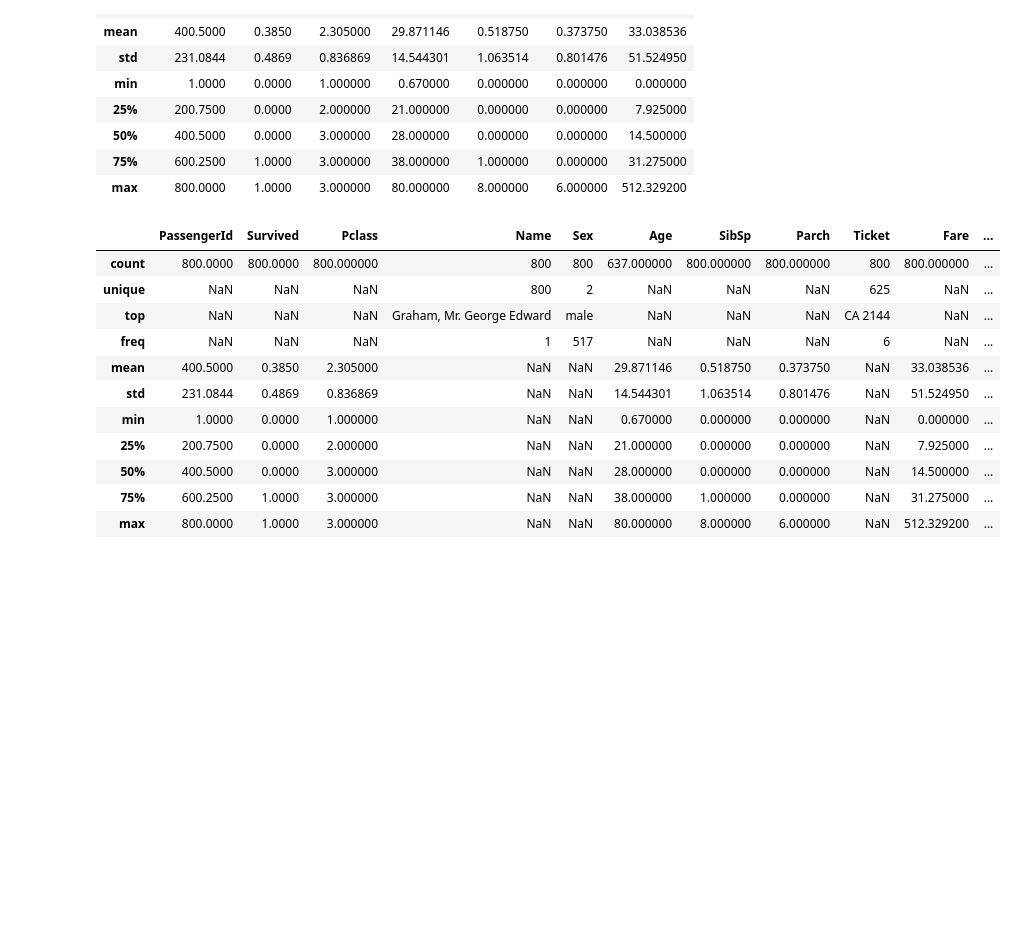
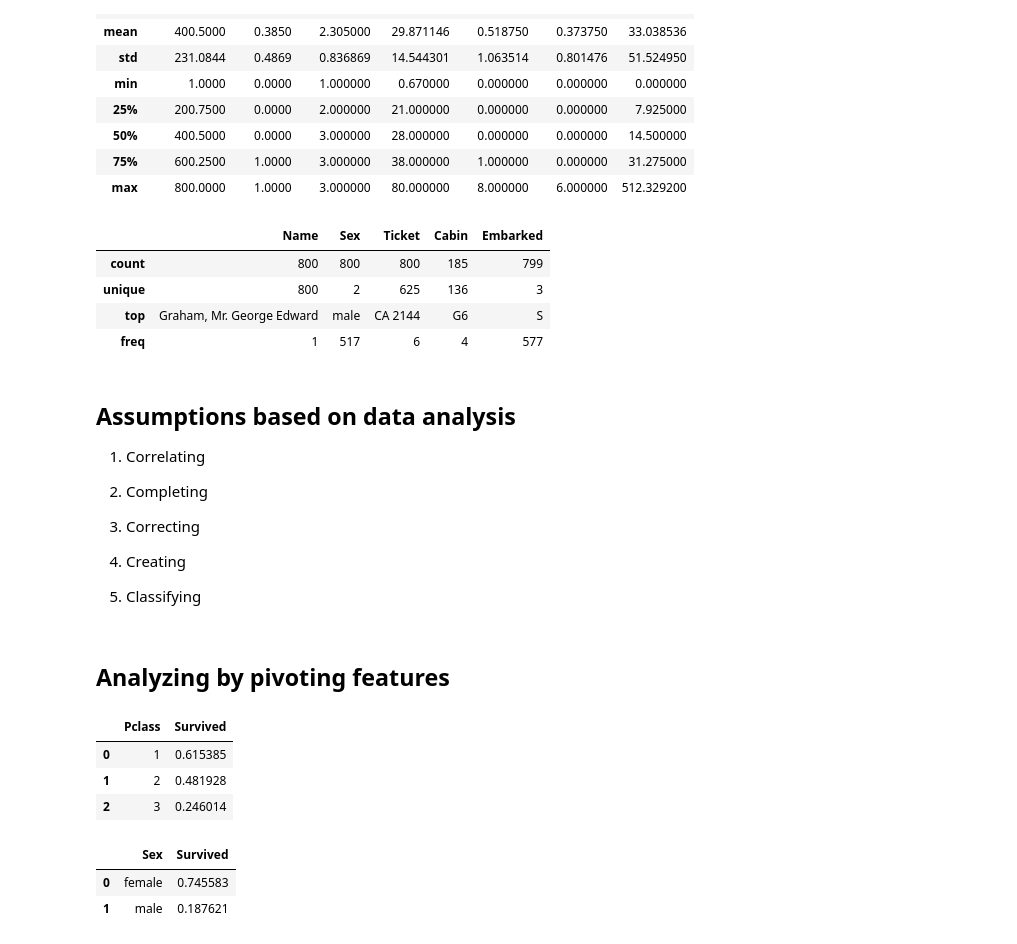
Before and after one commit to taot/playground, a Jupyter notebook: kaggle/titanic/nbs/tutorial.ipynb, the cells around one changed output. Drawn from its saved outputs; the diff is of its cells as text; code cells hidden in the pictures; blank space fills up the shorter version.

```diff
--- a/kaggle/titanic/nbs/tutorial.ipynb
+++ b/kaggle/titanic/nbs/tutorial.ipynb
@@ -70,15 +72,35 @@ train_df.describe()
 # %%
-train_df.describe(include='all')
+train_df.describe(include=[np.object])
 # %% [output]
-|  | PassengerId | Survived | Pclass | Name | Sex | Age | SibSp | Parch | Ticket | Fare | ... |
-| count | 800.0000 | 800.0000 | 800.000000 | 800 | 800 | 637.000000 | 800.000000 | 800.000000 | 800 | 800.000000 | ... |
-| unique | NaN | NaN | NaN | 800 | 2 | NaN | NaN | NaN | 625 | NaN | ... |
-| top | NaN | NaN | NaN | Graham, Mr. George Edward | male | NaN | NaN | NaN | CA 2144 | NaN | ... |
-| freq | NaN | NaN | NaN | 1 | 517 | NaN | NaN | NaN | 6 | NaN | ... |
-| mean | 400.5000 | 0.3850 | 2.305000 | NaN | NaN | 29.871146 | 0.518750 | 0.373750 | NaN | 33.038536 | ... |
-| std | 231.0844 | 0.4869 | 0.836869 | NaN | NaN | 14.544301 | 1.063514 | 0.801476 | NaN | 51.524950 | ... |
-| min | 1.0000 | 0.0000 | 1.000000 | NaN | NaN | 0.670000 | 0.000000 | 0.000000 | NaN | 0.000000 | ... |
-| 25% | 200.7500 | 0.0000 | 2.000000 | NaN | NaN | 21.000000 | 0.000000 | 0.000000 | NaN | 7.925000 | ... |
-| 50% | 400.5000 | 0.0000 | 3.000000 | NaN | NaN | 28.000000 | 0.000000 | 0.000000 | NaN | 14.500000 | ... |
-| 75% | 600.2500 | 1.0000 | 3.000000 | NaN | NaN | 38.000000 | 1.000000 | 0.000000 | NaN | 31.275000 | ... |
-| max | 800.0000 | 1.0000 | 3.000000 | NaN | NaN | 80.000000 | 8.000000 | 6.000000 | NaN | 512.329200 | ... |
+|  | Name | Sex | Ticket | Cabin | Embarked |
+| count | 800 | 800 | 800 | 185 | 799 |
+| unique | 800 | 2 | 625 | 136 | 3 |
+| top | Graham, Mr. George Edward | male | CA 2144 | G6 | S |
+| freq | 1 | 517 | 6 | 4 | 577 |
+# %% [markdown]
+## Assumptions based on data analysis
+
+1. Correlating
+
+1. Completing
+
+1. Correcting
+
+1. Creating
+
+1. Classifying
+# %% [markdown]
+## Analyzing by pivoting features
+# %%
+train_df[['Pclass', 'Survived']].groupby('Pclass', as_index=False).mean()
+# %% [output]
+|  | Pclass | Survived |
+| 0 | 1 | 0.615385 |
+| 1 | 2 | 0.481928 |
+| 2 | 3 | 0.246014 |
+# %%
+train_df[['Sex', 'Survived']].groupby(['Sex'], as_index=False).mean()
+# %% [output]
+|  | Sex | Survived |
+| 0 | female | 0.745583 |
+| 1 | male | 0.187621 |
```
Also changed, not shown: parts of 74 cells of this notebook.
